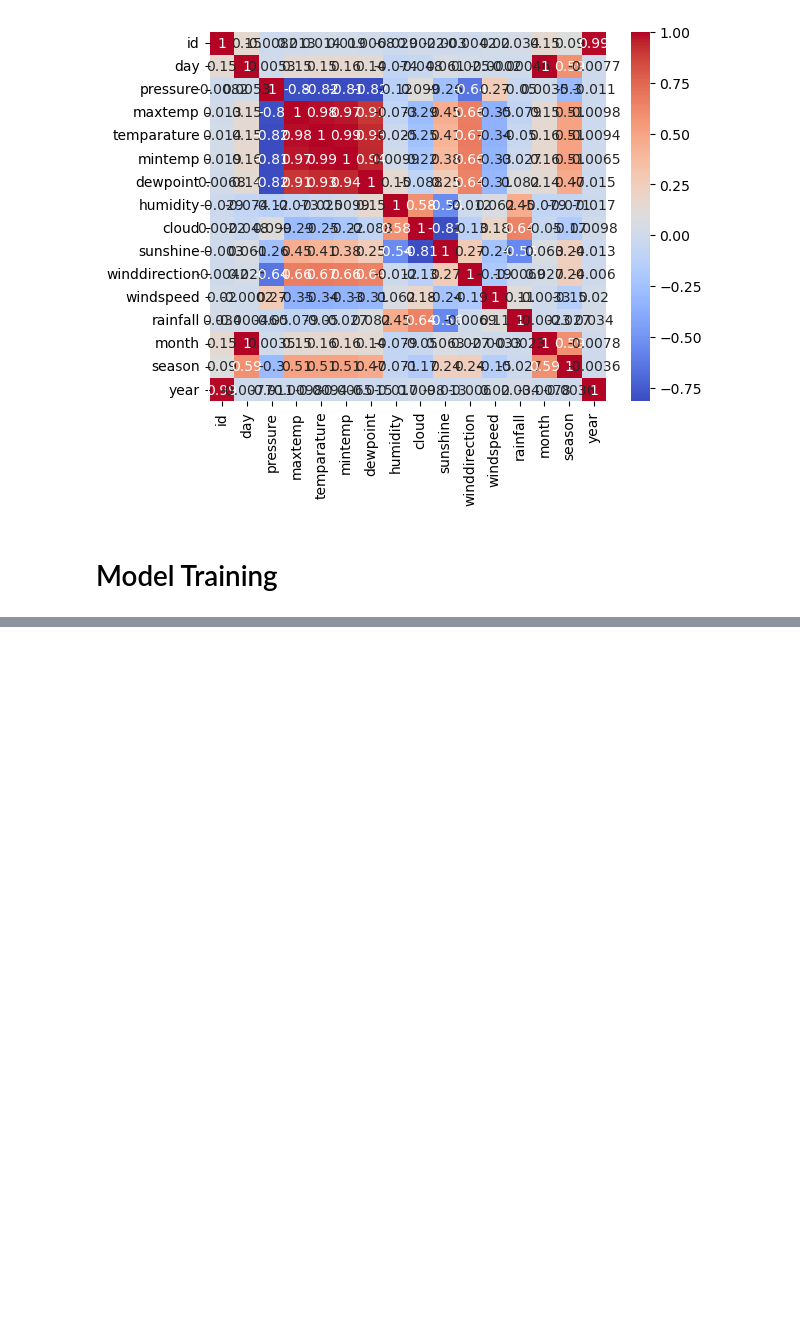
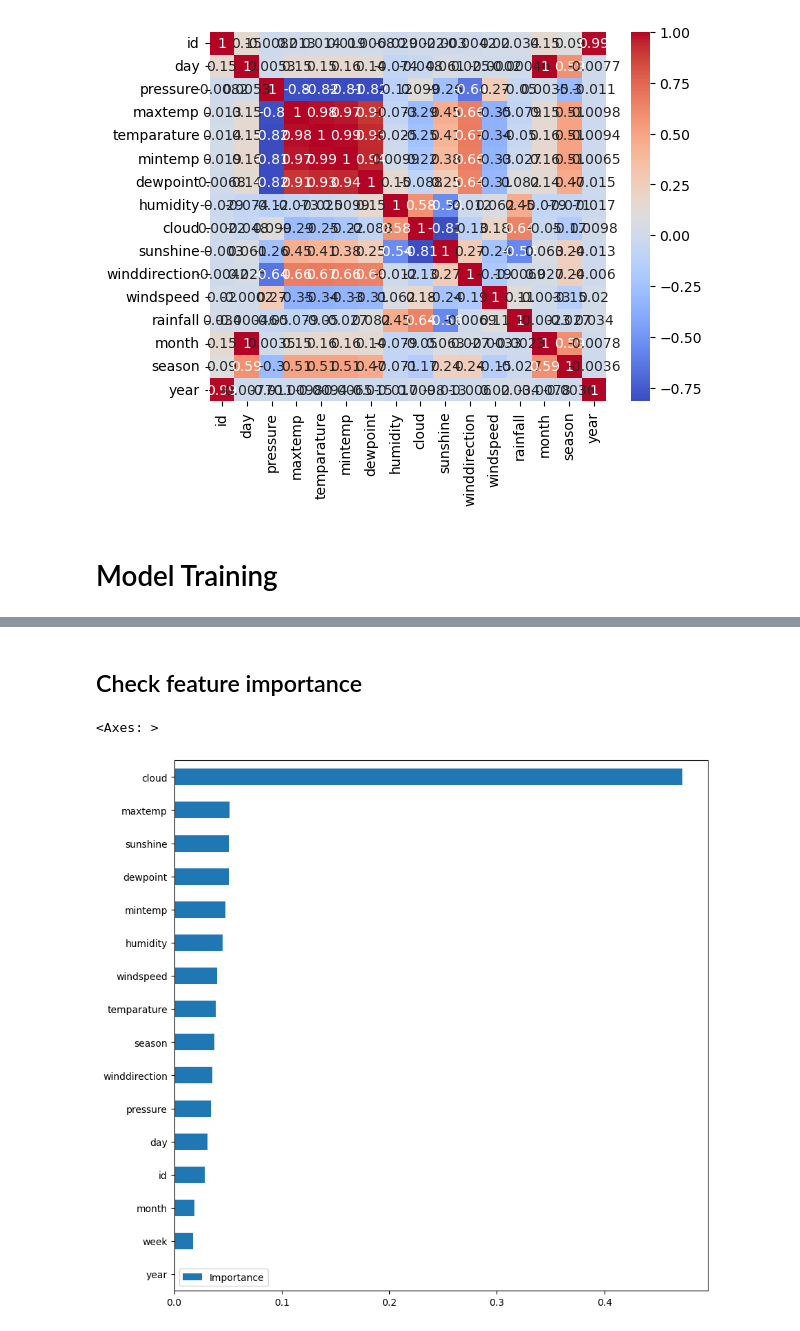
Before and after one commit to MaxRong/Binary-Prediction-of-Rainfall, a Jupyter notebook: Rainfall Prediction.ipynb, the cells around one changed output, grey strips where cells are left out. Drawn from its saved outputs; the diff is of its cells as text; code cells hidden in the pictures; blank space fills up the shorter version.

Commit message:
Train initial model, evaluate feature importance

```diff
--- a/Rainfall Prediction.ipynb
+++ b/Rainfall Prediction.ipynb
@@ -156,3 +158,16 @@ sns.heatmap(weather_df.corr(), cmap='coolwarm', annot=True)
 [figure]
 # %% [markdown]
 # Model Training
+# %%
+# Split training dataset into train and test sets
+X = weather_df.drop(['rainfall'], axis=1)
+y = weather_df['rainfall']
+
+X_train, X_test, y_train, y_test = train_test_split(X, y, test_size=0.2, random_state=42)
+# %%
+# Train initial first model
+reg_1 = xgb.XGBRegressor(n_estimators=1000, max_depth=5, early_stopping_rounds=50, learning_rate=0.01, n_jobs=-1)
+reg_1.fit(X_train, y_train,
+          eval_set=[(X_train, y_train), (X_test, y_test)],
+          verbose=100
+          )
@@ -158,0 +190,13 @@ sns.heatmap(weather_df.corr(), cmap='coolwarm', annot=True)
+# %% [markdown]
+## Check feature importance
+# %%
+fi = pd.DataFrame(data=reg_1.feature_importances_,
+                  index = reg_1.feature_names_in_,
+                  columns=['Importance'])
+
+fi.sort_values(by='Importance', ascending=True, inplace=True)
+
+fi.plot(kind='barh', figsize=(10,10))
+# %% [output]
+<Axes: >
+[figure, added]
```
Also changed, not shown: parts of 4 cells of this notebook.
